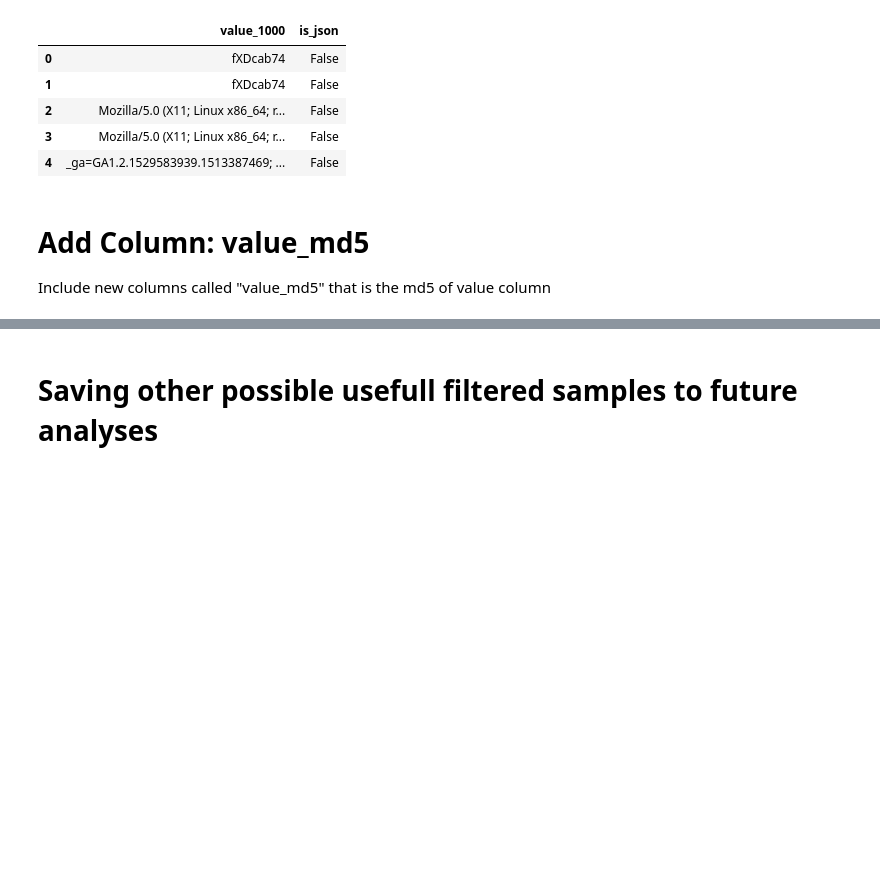
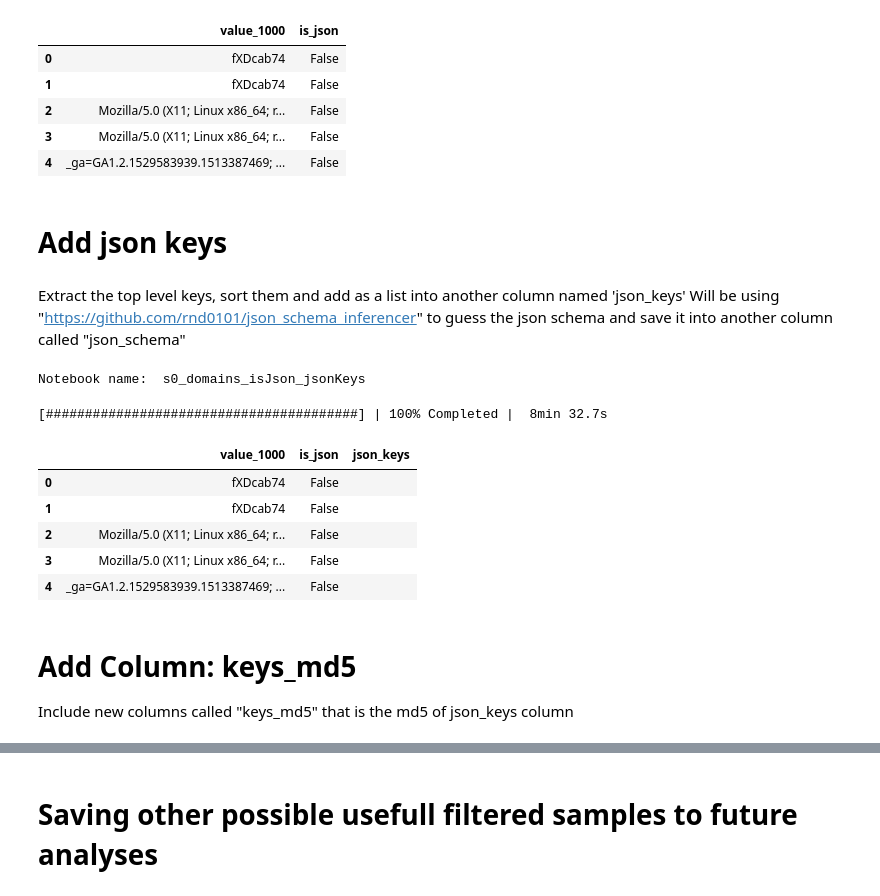
Before and after one commit to mozilla/Overscripted-Data-Analysis-Challenge, a Jupyter notebook: analyses/2019_03_aliamcami_value_analyses/isJson_dataPrep.ipynb, the cells around one changed output, grey strips where cells are left out. Drawn from its saved outputs; the diff is of its cells as text; code cells hidden in the pictures; blank space fills up the shorter version.

```diff
--- a/analyses/2019_03_aliamcami_value_analyses/isJson_dataPrep.ipynb
+++ b/analyses/2019_03_aliamcami_value_analyses/isJson_dataPrep.ipynb
@@ -155,3 +163,13 @@ df[['value_1000', 'is_json']].head()
 | 2 | Mozilla/5.0 (X11; Linux x86_64; r... | False |
 | 3 | Mozilla/5.0 (X11; Linux x86_64; r... | False |
 | 4 | _ga=GA1.2.1529583939.1513387469; ... | False |
+# %% [markdown]
+# Add json keys
+# %% [markdown]
+Extract the top level keys, sort them and add as a list into another column named 'json_keys'
+Will be using "https://github.com/rnd0101/json_schema_inferencer" to guess the json schema and save it into another column called "json_schema"
+# %%
+FILE_NAME += '_jsonKeys'
+print('Notebook name: ', FILE_NAME)
+# %% [output]
+Notebook name:  s0_domains_isJson_jsonKeys
@@ -158,6 +188,22 @@ df[['value_1000', 'is_json']].head()
+# %%
+df['json_keys'] = df.apply(jsonKeys,axis=1, meta='O')
+save_parquet(df=df, name=FILE_NAME)
+# %% [output]
+[########################################] | 100% Completed |  8min 32.7s
+# %%
+#read
+df = read_parquet(FILE_NAME)
+df[['value_1000', 'is_json', 'json_keys']].head()
+# %% [output]
+|  | value_1000 | is_json | json_keys |
+| 0 | fXDcab74 | False |  |
+| 1 | fXDcab74 | False |  |
+| 2 | Mozilla/5.0 (X11; Linux x86_64; r... | False |  |
+| 3 | Mozilla/5.0 (X11; Linux x86_64; r... | False |  |
+| 4 | _ga=GA1.2.1529583939.1513387469; ... | False |  |
 # %% [markdown]
-# Add Column:  value_md5
-Include new columns called "value_md5" that is the md5 of value column
+# Add Column:  keys_md5
+Include new columns called "keys_md5" that is the md5 of json_keys column
 # %%
 FILE_NAME += '_md5'
 print('Notebook name: ', FILE_NAME)
```
Also changed, not shown: parts of 33 cells of this notebook.
